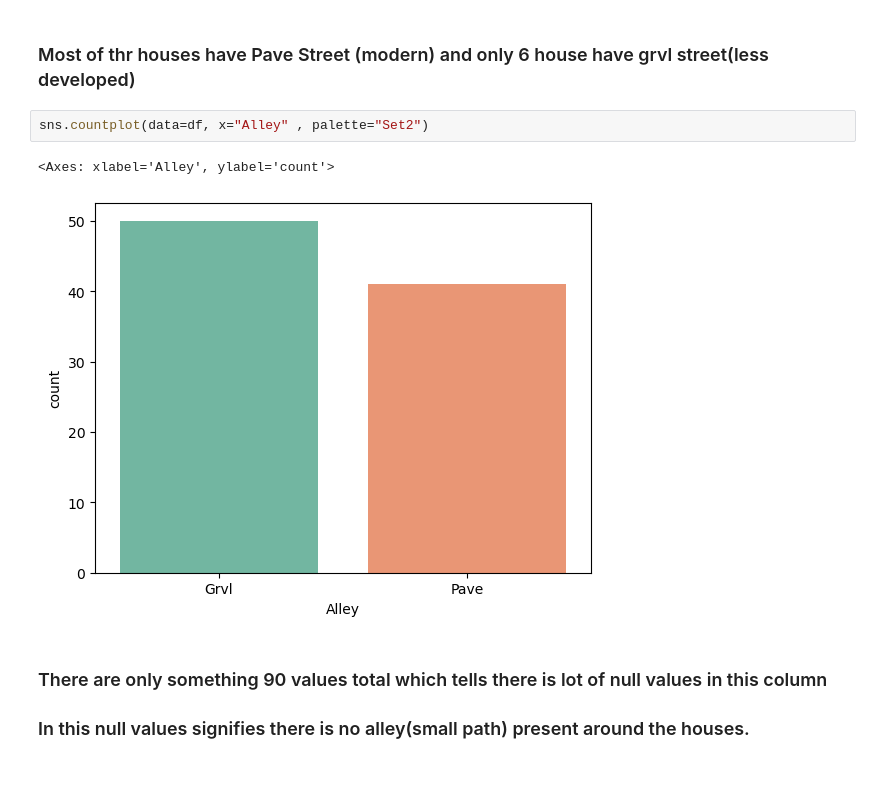
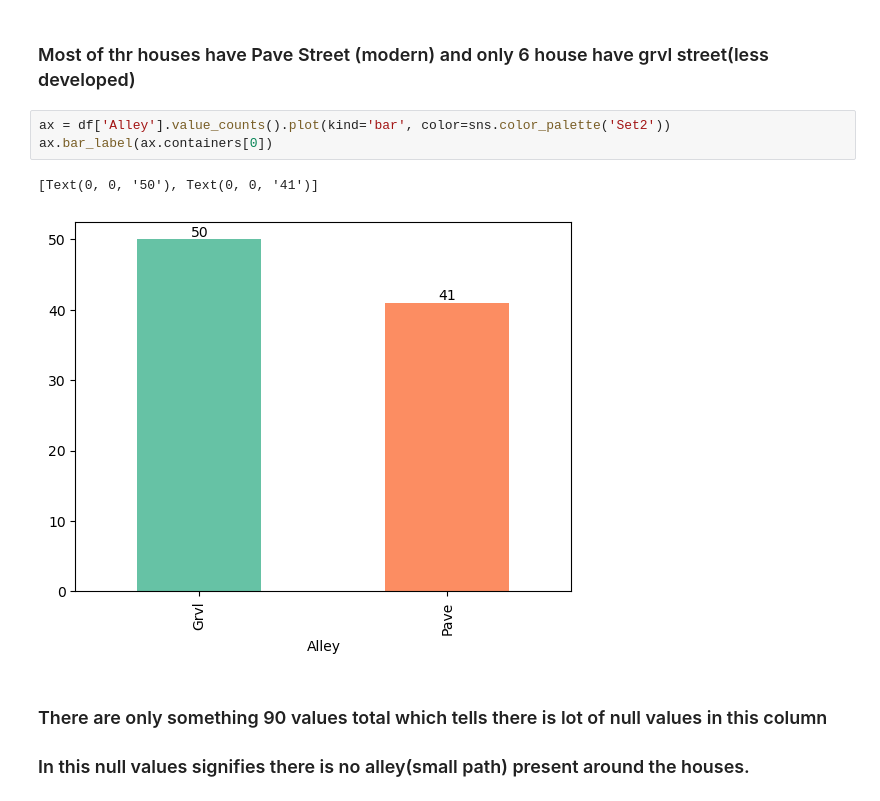
Before and after one commit to amanverma-98/house_price, a Jupyter notebook: house_sale.ipynb, the cells around one changed output. Drawn from its saved outputs; the diff is of its cells as text; blank space fills up the shorter version.

```diff
--- a/house_sale.ipynb
+++ b/house_sale.ipynb
@@ -149,10 +152,11 @@ ax.bar_label(ax.containers[0])
 # %% [markdown]
 ### Most of thr houses have Pave Street (modern) and only 6 house have grvl street(less developed)
 # %%
-sns.countplot(data=df, x="Alley" , palette="Set2")
+ax = df['Alley'].value_counts().plot(kind='bar', color=sns.color_palette('Set2'))
+ax.bar_label(ax.containers[0])
 # %% [output]
-<Axes: xlabel='Alley', ylabel='count'>
+[Text(0, 0, '50'), Text(0, 0, '41')]
-[figure, old version]
+[figure, new version]
 # %% [markdown]
 ### There are only something 90 values total which tells there is lot of null values in this column
 ### In this null values signifies there is no alley(small path) present around the houses.
```
Also changed, not shown: parts of 34 cells of this notebook.
